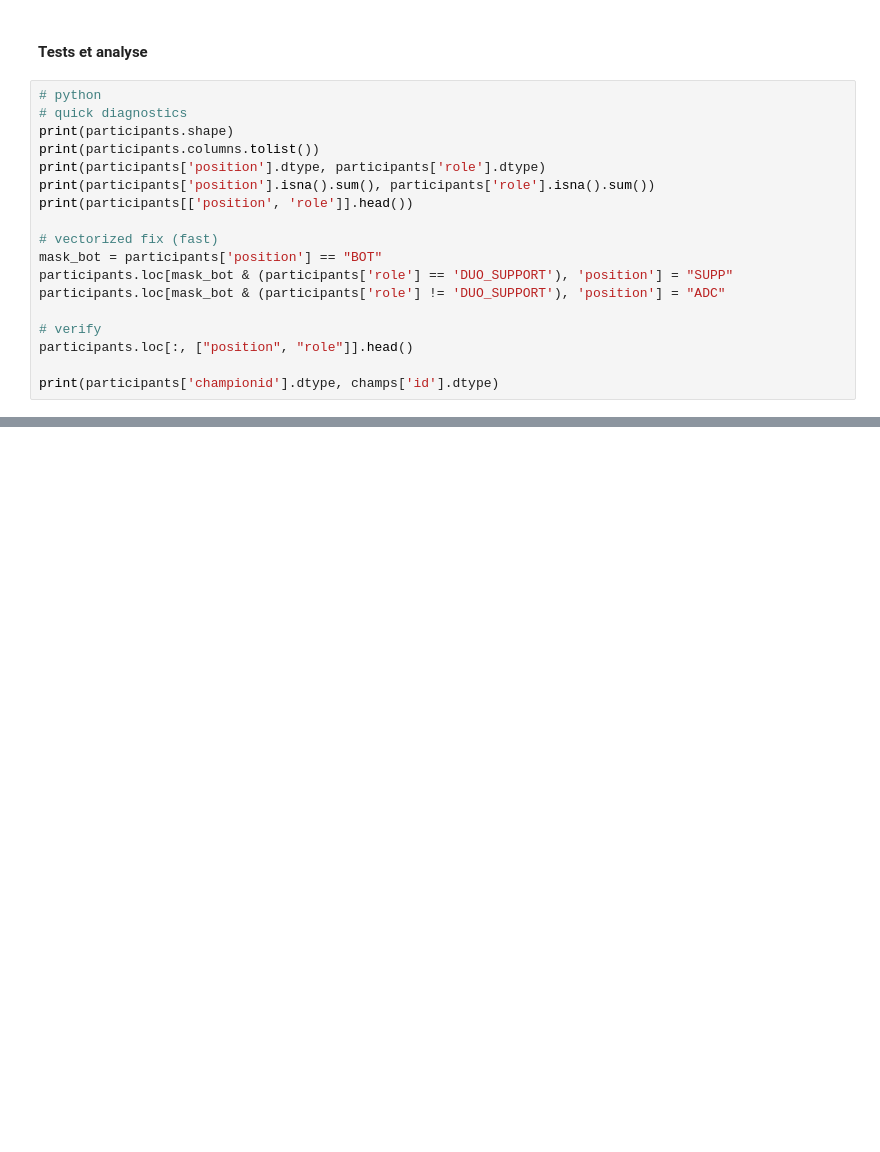
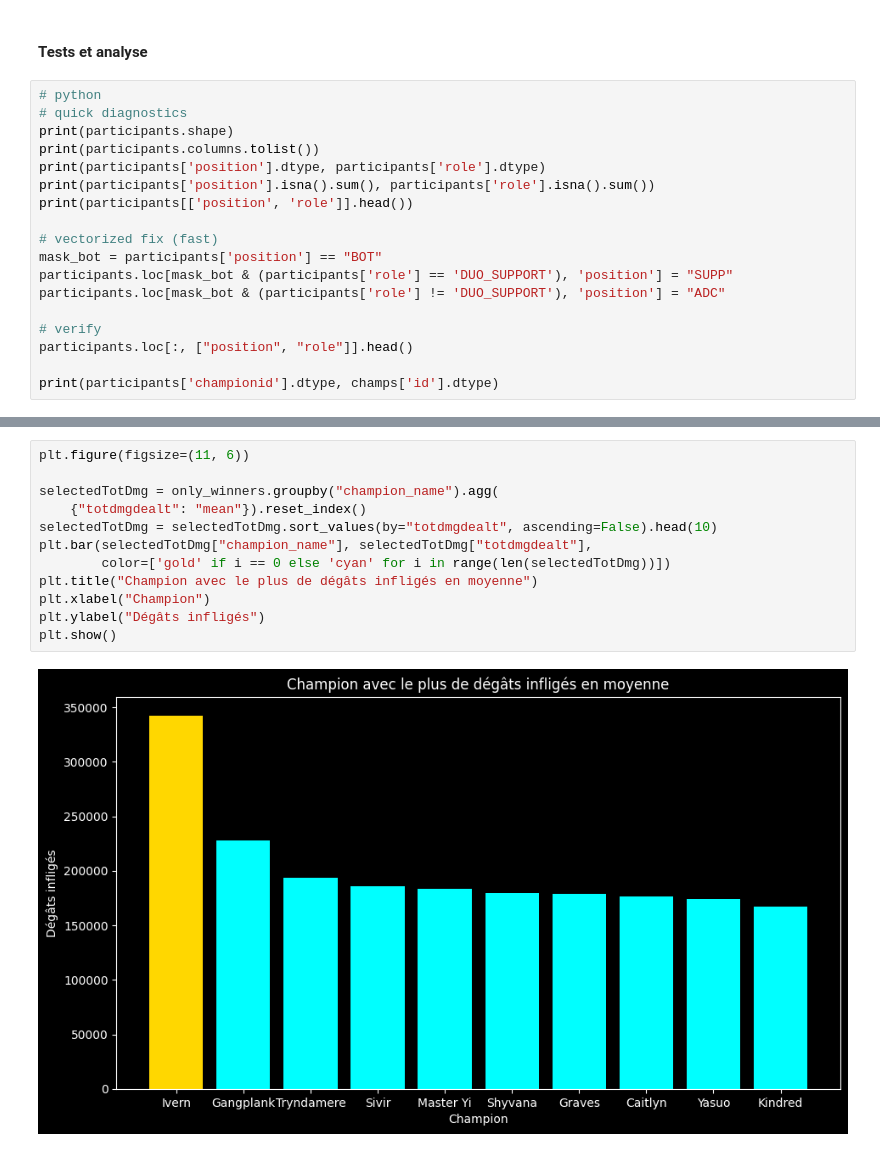
Before and after one commit to cbnoah/LOLDataAnalysis, a Jupyter notebook: sample.ipynb, the cells around one changed output, grey strips where cells are left out. Drawn from its saved outputs; the diff is of its cells as text; blank space fills up the shorter version.

```diff
--- a/sample.ipynb
+++ b/sample.ipynb
@@ -99,0 +135,14 @@ Text(0, 0.5, 'Nombre de kills')
+# %%
+plt.figure(figsize=(11, 6))
+
+selectedTotDmg = only_winners.groupby("champion_name").agg(
+    {"totdmgdealt": "mean"}).reset_index()
+selectedTotDmg = selectedTotDmg.sort_values(by="totdmgdealt", ascending=False).head(10)
+plt.bar(selectedTotDmg["champion_name"], selectedTotDmg["totdmgdealt"],
+        color=['gold' if i == 0 else 'cyan' for i in range(len(selectedTotDmg))])
+plt.title("Champion avec le plus de dégâts infligés en moyenne")
+plt.xlabel("Champion")
+plt.ylabel("Dégâts infligés")
+plt.show()
+# %% [output]
+[figure, added]
```
Also changed, not shown: parts of 4 cells of this notebook.
